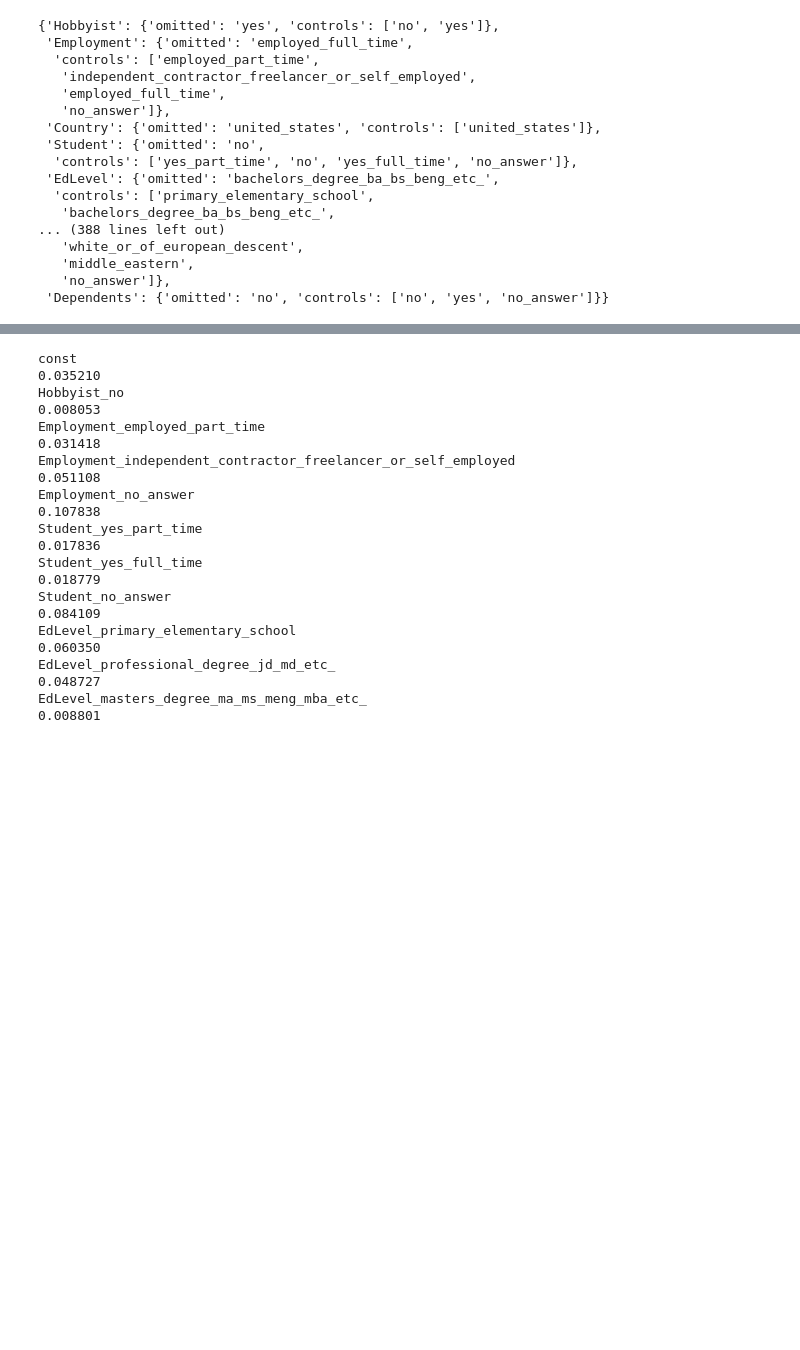
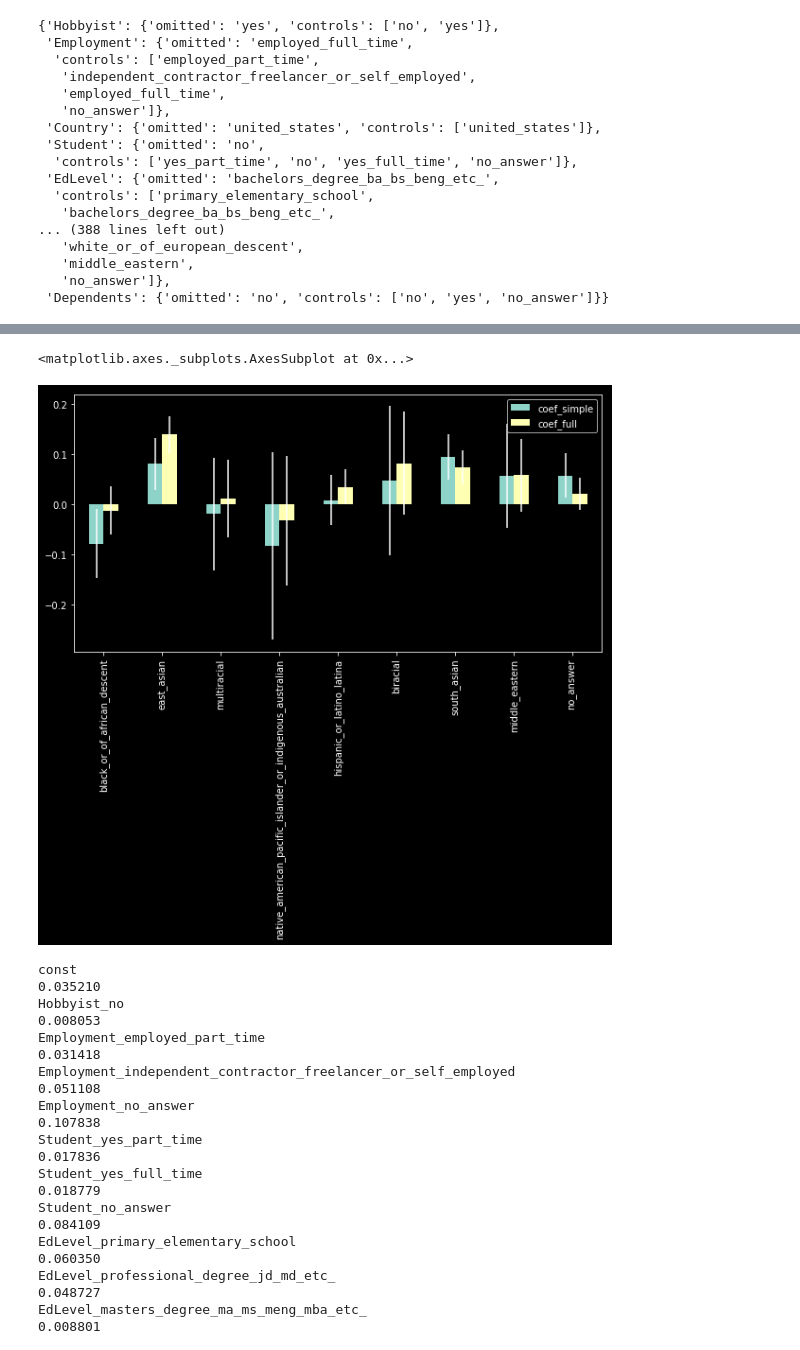
Before and after one commit to whoisnnamdi/highest-paid-software-developer-2019, a Jupyter notebook: dev-pay.ipynb, the cells around one changed output, grey strips where cells are left out. Drawn from its saved outputs; the diff is of its cells as text; code cells hidden in the pictures; blank space fills up the shorter version.

Commit message:
initial graphing

```diff
--- a/dev-pay.ipynb
+++ b/dev-pay.ipynb
@@ -254,10 +241,12 @@ controls
 # %%
 def output_graph(df, controls, category):
 
-    controls = ["Ethnicity"+"_"+control for control in controls["Ethnicity"]["controls"] if controls["Ethnicity"]["omitted"] not in control]
+    controls_adj = [category+"_"+control for control in controls[category]["controls"] if controls[category]["omitted"] != control]
+
+    #categories = [control for control in controls[category]["controls"] if controls[category]["omitted"] != control]
 
     est_full = sm.OLS(endog=df["Income"], exog=sm.add_constant(df.drop("Income", axis=1))).fit()
-    est_simple = sm.OLS(endog=df["Income"], exog=sm.add_constant(df.drop("Income", axis=1)[controls])).fit()
+    est_simple = sm.OLS(endog=df["Income"], exog=sm.add_constant(df.drop("Income", axis=1)[controls_adj])).fit()
 
     output_full = pd.concat([est_full.params, est_full.bse*1.96], axis=1).rename(columns={0: "coef_full", 1: "conf_95_full"}).filter(like=category, axis=0)
 
@@ -265,6 +254,8 @@ def output_graph(df, controls, category):
 
     output = pd.concat([output_full, output_simple], axis=1)
 
+    output.index = [control for control in controls[category]["controls"] if controls[category]["omitted"] != control]
+
     return output
 # %%
-output_graph(data_2019, controls, "Ethnicity")
+test = output_graph(data_2019, controls, "Ethnicity")
@@ -299,3 +275,8 @@ pd.concat([est.params, est.bse*1.96], axis=1).rename(columns={0: "coef", 1: "con
+# %%
+test[["coef_simple", "coef_full"]].plot(kind="bar", figsize=(10,5), yerr=test[["conf_95_simple", "conf_95_full"]].rename(columns={"conf_95_simple": "coef_simple", "conf_95_full": "coef_full"}))
+# %% [output]
+<matplotlib.axes._subplots.AxesSubplot at 0x...>
+[figure, added]
 # %%
 est.bse
 # %% [output]
```
Also changed, not shown: parts of 5 cells of this notebook.
